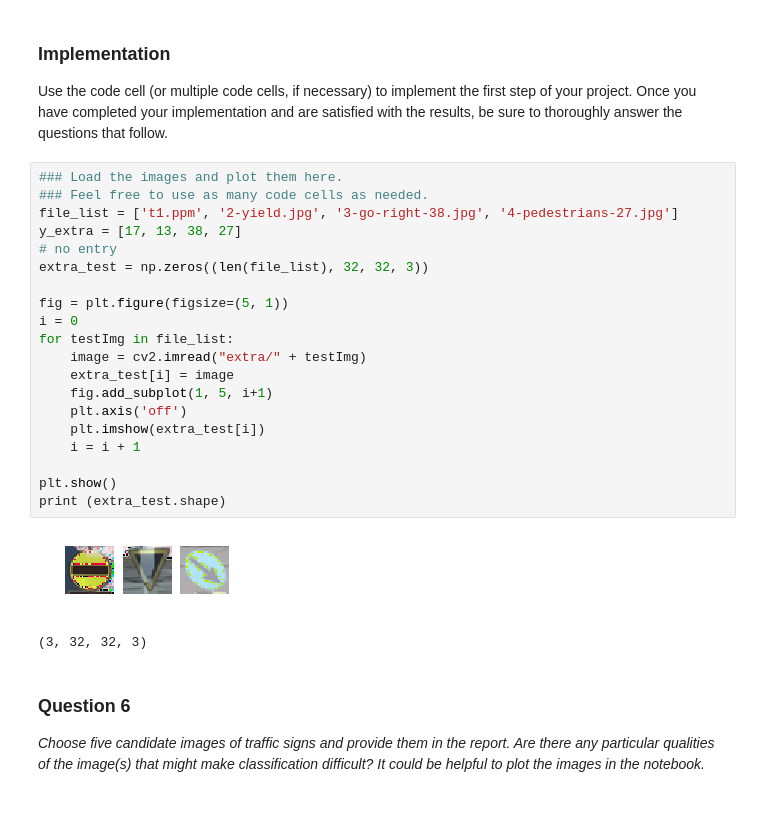
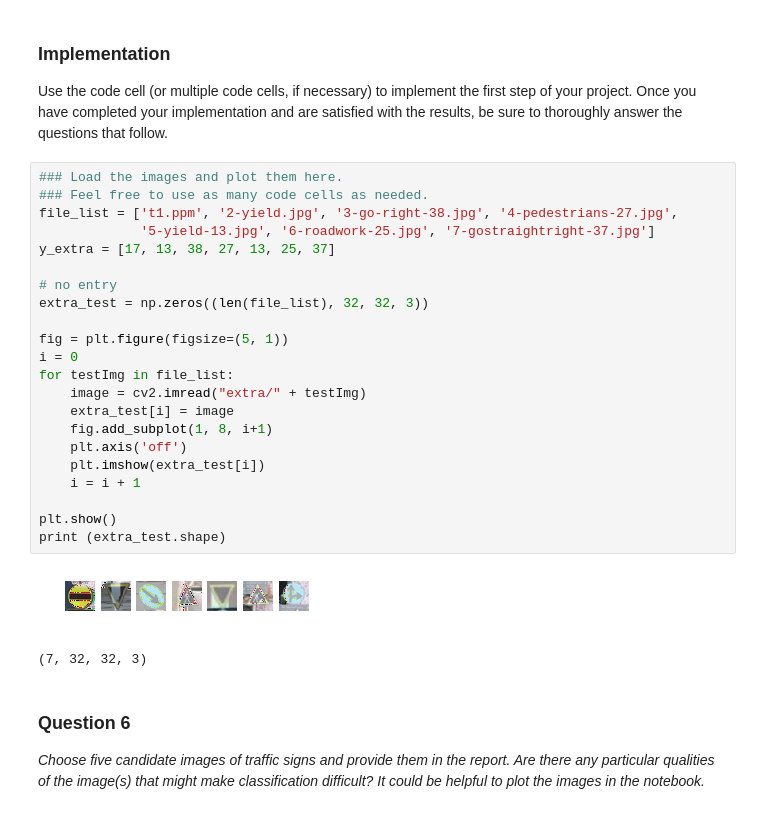
Before and after one commit to rafiquemt/CarND-Traffic-Sign-Classifier-Project, a Jupyter notebook: Traffic_Sign_Classifier.ipynb, the cells around one changed output. Saved outputs shown, nothing was run; the diff lists cells and outputs as text.

```diff
--- a/Traffic_Sign_Classifier.ipynb
+++ b/Traffic_Sign_Classifier.ipynb
@@ -414,26 +414,28 @@ Use the code cell (or multiple code cells, if necessary) to implement the first
 # %%
 ### Load the images and plot them here.
 ### Feel free to use as many code cells as needed.
-file_list = ['t1.ppm', '2-yield.jpg', '3-go-right-38.jpg', '4-pedestrians-27.jpg']
-y_extra = [17, 13, 38, 27]
+file_list = ['t1.ppm', '2-yield.jpg', '3-go-right-38.jpg', '4-pedestrians-27.jpg',
+             '5-yield-13.jpg', '6-roadwork-25.jpg', '7-gostraightright-37.jpg']
+y_extra = [17, 13, 38, 27, 13, 25, 37]
+
 # no entry
 extra_test = np.zeros((len(file_list), 32, 32, 3))
 
 fig = plt.figure(figsize=(5, 1))
 i = 0
 for testImg in file_list:
     image = cv2.imread("extra/" + testImg)
     extra_test[i] = image
-    fig.add_subplot(1, 5, i+1)
+    fig.add_subplot(1, 8, i+1)
     plt.axis('off')
     plt.imshow(extra_test[i])
     i = i + 1
 
 plt.show()
 print (extra_test.shape)
 # %% [output]
-[figure, old version]
+[figure, new version]
-(3, 32, 32, 3)
+(7, 32, 32, 3)
 # %% [markdown]
 ### Question 6
 
```
Also changed, not shown: parts of 1 cell of this notebook, 3 other files.
